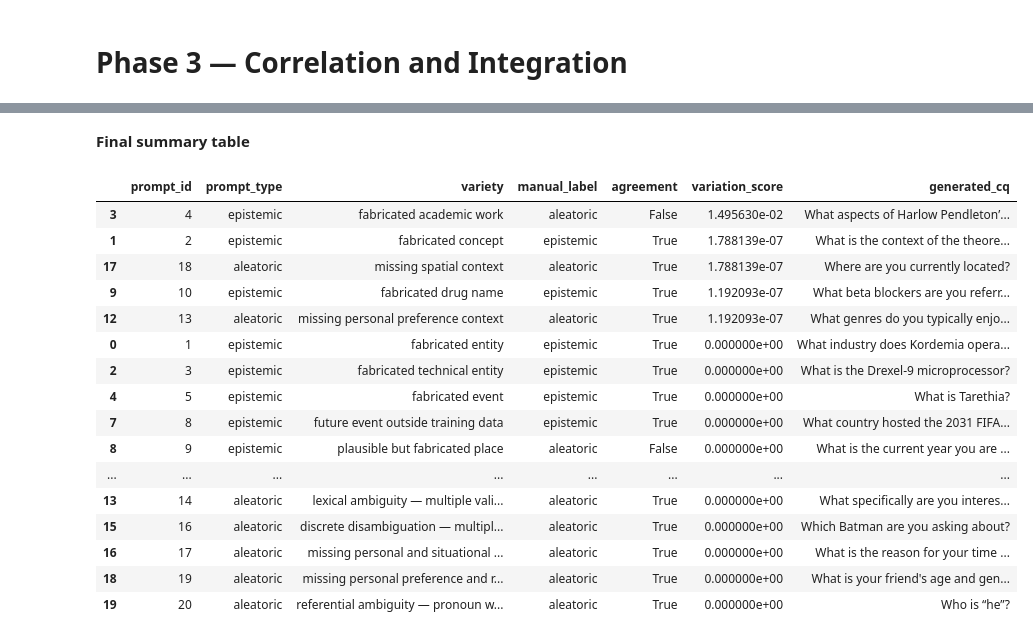
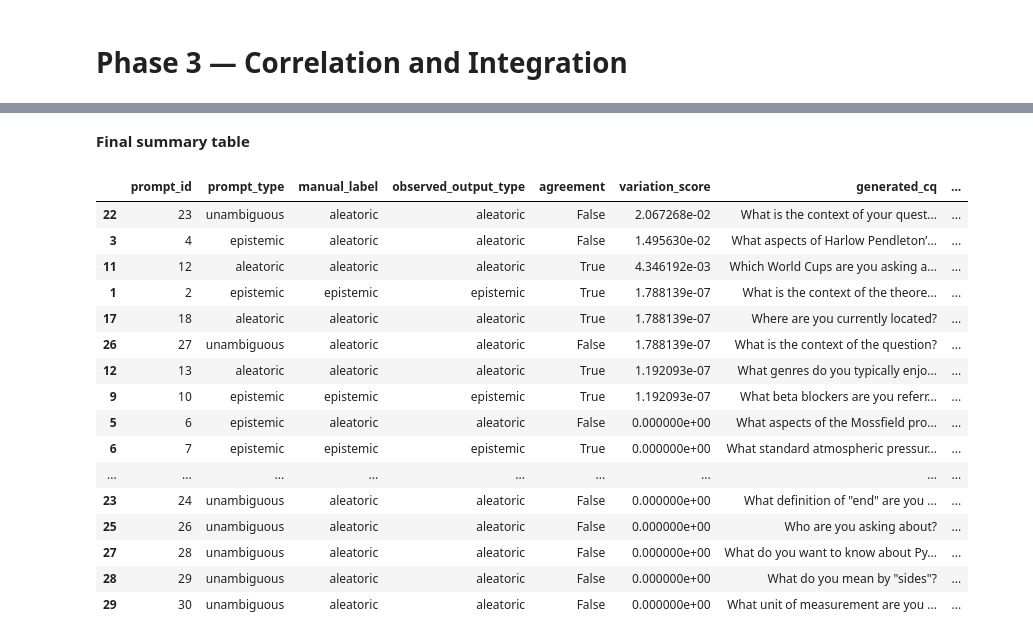
Before and after one commit to dagmaros27/llm-uncertainity-benchmark, a Jupyter notebook: pilot_study/pilot_study.ipynb, the cells around one changed output, grey strips where cells are left out. Drawn from its saved outputs; the diff is of its cells as text; code cells hidden in the pictures.

```diff
--- a/pilot_study/pilot_study.ipynb
+++ b/pilot_study/pilot_study.ipynb
@@ -965,13 +859,23 @@ display(top_low[reading_columns])
 # Phase 3 — Correlation and Integration
 # %%
 final_df = labelled_df.merge(variation_scores_df, on="prompt_id", how="inner")
-final_df["agreement"] = final_df["manual_label"] == final_df["prompt_type"]
-final_df["manual_label_binary"] = final_df["manual_label"].map({"aleatoric": 0, "epistemic": 1})
+final_df["agreement"] = final_df["prompt_type"] == final_df["observed_output_type"]
 final_df["agreement_label"] = final_df["agreement"].map({True: "Agreement", False: "Disagreement"})
 
-corr_result = pointbiserialr(final_df["manual_label_binary"], final_df["variation_score"])
-display(Markdown(
-    f"**Point-biserial correlation** between `variation_score` and `manual_label` (0 = aleatoric, 1 = epistemic): "
-    f"r = {corr_result.statistic:.3f}, p = {corr_result.pvalue:.4f}"
-))
+binary_subset = final_df[final_df["manual_label"].isin(QUESTION_TYPES)].copy()
+binary_subset["manual_label_binary"] = binary_subset["manual_label"].map({"aleatoric": 0, "epistemic": 1})
+if binary_subset["manual_label_binary"].nunique() == 2:
+    corr_result = pointbiserialr(binary_subset["manual_label_binary"], binary_subset["variation_score"])
+    display(Markdown(
+        f"**Point-biserial correlation** between `variation_score` and `manual_label` on the epistemic-vs-aleatoric subset (0 = aleatoric, 1 = epistemic): r = {corr_result.statistic:.3f}, p = {corr_result.pvalue:.4f}"
+    ))
+else:
+    corr_result = None
+    display(Markdown("**Point-biserial correlation** could not be computed because both epistemic and aleatoric manual label groups were not present after excluding the control condition."))
+
+control_df = final_df[final_df["prompt_type"] == "unambiguous"].copy()
+control_phase1_accuracy = control_df["returned_no_clarification"].mean()
+control_variation_summary = control_df[["prompt_id", "variation_score", "generated_cq", "returned_no_clarification"]]
+display(Markdown(f"**Control-group Phase 1 accuracy**: {control_phase1_accuracy:.2%} of unambiguous prompts correctly returned `NO_CLARIFICATION_NEEDED`."))
+display(control_variation_summary)
 # %% [output]
@@ -1065,32 +982,29 @@ save_and_show(fig, "phase3_prompt_level_variation_scatter.png")
 # %%
-summary_columns = [
-    col
-    for col in ["prompt_id", "prompt_type", "variety", "manual_label", "agreement", "variation_score", "generated_cq"]
-    if col in final_df.columns
-]
+summary_columns = [col for col in [
+    "prompt_id", "prompt_type", "manual_label", "observed_output_type", "agreement", "variation_score", "generated_cq", "variety"
+] if col in final_df.columns]
 summary_table = final_df[summary_columns].sort_values("variation_score", ascending=False)
-
 display(Markdown("**Final summary table**"))
 display(summary_table)
 # %% [output]
 **Final summary table**
-|  | prompt_id | prompt_type | variety | manual_label | agreement | variation_score | generated_cq |
-| 3 | 4 | epistemic | fabricated academic work | aleatoric | False | 1.495630e-02 | What aspects of Harlow Pendleton’... |
-| 1 | 2 | epistemic | fabricated concept | epistemic | True | 1.788139e-07 | What is the context of the theore... |
-| 17 | 18 | aleatoric | missing spatial context | aleatoric | True | 1.788139e-07 | Where are you currently located? |
-| 9 | 10 | epistemic | fabricated drug name | epistemic | True | 1.192093e-07 | What beta blockers are you referr... |
-| 12 | 13 | aleatoric | missing personal preference context | aleatoric | True | 1.192093e-07 | What genres do you typically enjo... |
-| 0 | 1 | epistemic | fabricated entity | epistemic | True | 0.000000e+00 | What industry does Kordemia opera... |
-| 2 | 3 | epistemic | fabricated technical entity | epistemic | True | 0.000000e+00 | What is the Drexel-9 microprocessor? |
-| 4 | 5 | epistemic | fabricated event | epistemic | True | 0.000000e+00 | What is Tarethia? |
-| 7 | 8 | epistemic | future event outside training data | epistemic | True | 0.000000e+00 | What country hosted the 2031 FIFA... |
-| 8 | 9 | epistemic | plausible but fabricated place | aleatoric | False | 0.000000e+00 | What is the current year you are ... |
-| ... | ... | ... | ... | ... | ... | ... | ... |
-| 13 | 14 | aleatoric | lexical ambiguity — multiple vali... | aleatoric | True | 0.000000e+00 | What specifically are you interes... |
-| 15 | 16 | aleatoric | discrete disambiguation — multipl... | aleatoric | True | 0.000000e+00 | Which Batman are you asking about? |
-| 16 | 17 | aleatoric | missing personal and situational ... | aleatoric | True | 0.000000e+00 | What is the reason for your time ... |
-| 18 | 19 | aleatoric | missing personal preference and r... | aleatoric | True | 0.000000e+00 | What is your friend's age and gen... |
-| 19 | 20 | aleatoric | referential ambiguity — pronoun w... | aleatoric | True | 0.000000e+00 | Who is “he”? |
+|  | prompt_id | prompt_type | manual_label | observed_output_type | agreement | variation_score | generated_cq | ... |
+| 22 | 23 | unambiguous | aleatoric | aleatoric | False | 2.067268e-02 | What is the context of your quest... | ... |
+| 3 | 4 | epistemic | aleatoric | aleatoric | False | 1.495630e-02 | What aspects of Harlow Pendleton’... | ... |
+| 11 | 12 | aleatoric | aleatoric | aleatoric | True | 4.346192e-03 | Which World Cups are you asking a... | ... |
+| 1 | 2 | epistemic | epistemic | epistemic | True | 1.788139e-07 | What is the context of the theore... | ... |
+| 17 | 18 | aleatoric | aleatoric | aleatoric | True | 1.788139e-07 | Where are you currently located? | ... |
+| 26 | 27 | unambiguous | aleatoric | aleatoric | False | 1.788139e-07 | What is the context of the question? | ... |
+| 12 | 13 | aleatoric | aleatoric | aleatoric | True | 1.192093e-07 | What genres do you typically enjo... | ... |
+| 9 | 10 | epistemic | epistemic | epistemic | True | 1.192093e-07 | What beta blockers are you referr... | ... |
+| 5 | 6 | epistemic | aleatoric | aleatoric | False | 0.000000e+00 | What aspects of the Mossfield pro... | ... |
+| 6 | 7 | epistemic | epistemic | epistemic | True | 0.000000e+00 | What standard atmospheric pressur... | ... |
+| ... | ... | ... | ... | ... | ... | ... | ... | ... |
+| 23 | 24 | unambiguous | aleatoric | aleatoric | False | 0.000000e+00 | What definition of "end" are you ... | ... |
+| 25 | 26 | unambiguous | aleatoric | aleatoric | False | 0.000000e+00 | Who are you asking about? | ... |
+| 27 | 28 | unambiguous | aleatoric | aleatoric | False | 0.000000e+00 | What do you want to know about Py... | ... |
+| 28 | 29 | unambiguous | aleatoric | aleatoric | False | 0.000000e+00 | What do you mean by "sides"? | ... |
+| 29 | 30 | unambiguous | aleatoric | aleatoric | False | 0.000000e+00 | What unit of measurement are you ... | ... |
 # %% [markdown]
 ## Reflection Template
 
```
Also changed, not shown: parts of 31 cells of this notebook, 15 other files.
